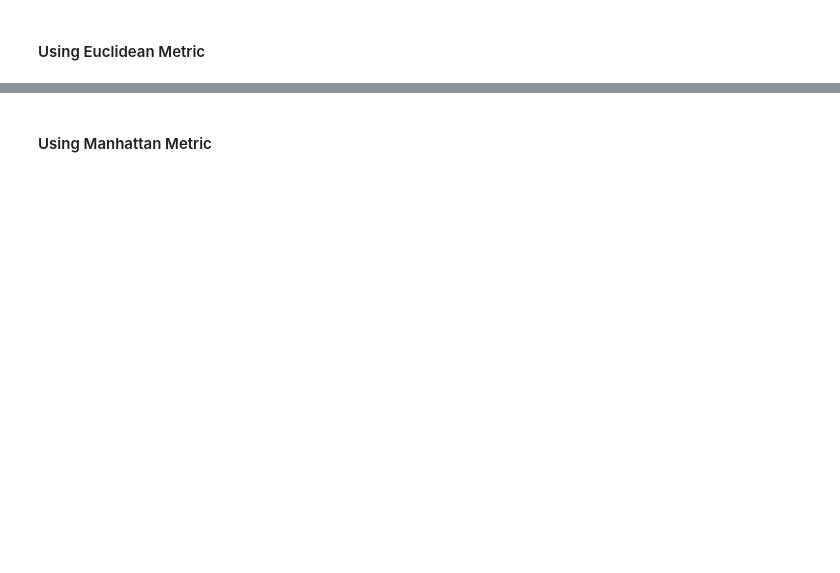
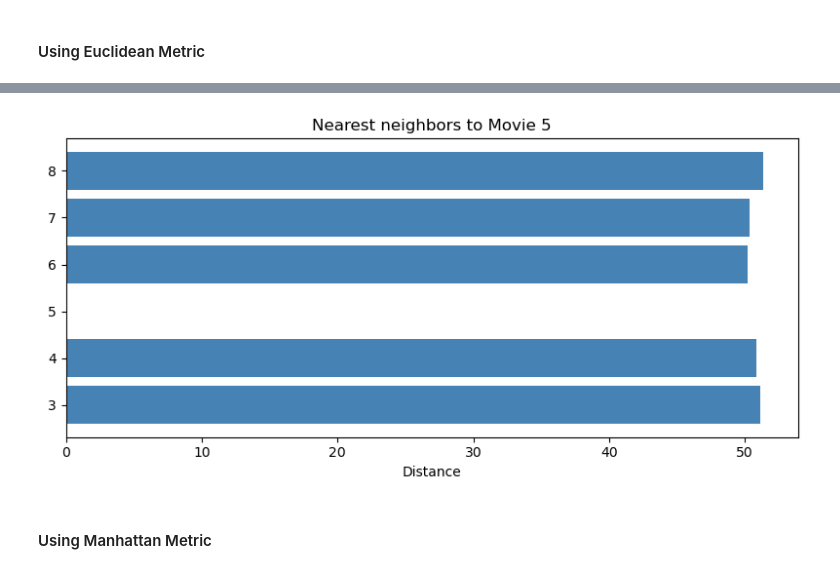
Before and after one commit to Southik/AI3-Recommendation-System, a Jupyter notebook: Task2.ipynb, the cells around one changed output, grey strips where cells are left out. Cells and saved outputs as stored; diff of their text form; code cells hidden in the pictures; blank space fills up the shorter version.

```diff
--- a/Task2.ipynb
+++ b/Task2.ipynb
@@ -106,3 +131,16 @@ recommended movie 26, Fireproof, with a Euclidean distance of 5.830951894845301
+# %%
+query_movie = matrix.index[query_eu]
+neighbor_movies = [matrix.index[indexes_eu.flatten()[i]] for i in range(len(distances_eu.flatten()))]
+neighbor_distances = distances_eu.flatten()
+
+plt.figure(figsize=(8, 4))
+plt.barh(neighbor_movies, neighbor_distances, color="steelblue")
+plt.xlabel("Distance")
+plt.title(f"Nearest neighbors to Movie {query_movie}")
+plt.tight_layout()
+plt.show()
+# %% [output]
+[figure, added]
 # %% [markdown]
 #### Using Manhattan Metric
 # %%
```
Also changed, not shown: parts of 15 cells of this notebook.
